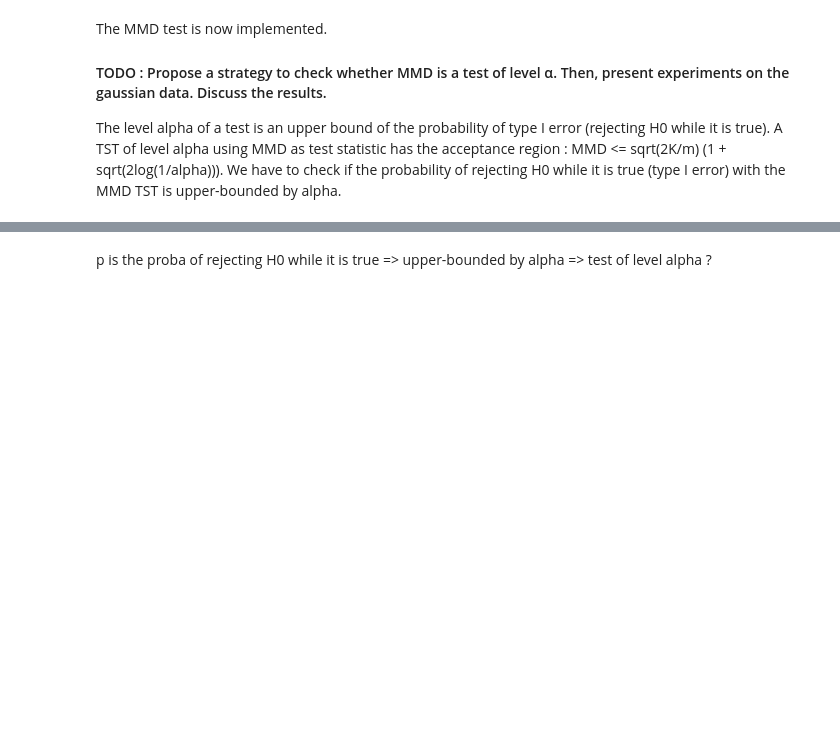
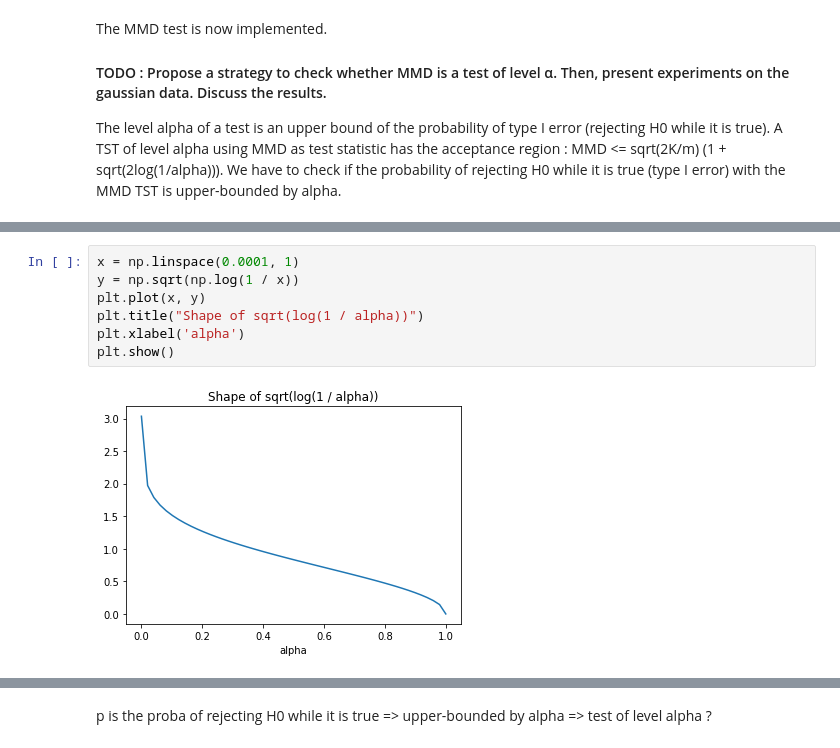
Before and after one commit to mariondechallens/GMDA, a Jupyter notebook: Results.ipynb, the cells around one changed output, grey strips where cells are left out. Saved outputs shown, nothing was run; the diff lists cells and outputs as text; blank space fills up the shorter version.

```diff
--- a/Results.ipynb
+++ b/Results.ipynb
@@ -48,3 +60,12 @@ We have to check if the probability of rejecting H0 while it is true (type I err
+# %%
+x = np.linspace(0.0001, 1)
+y = np.sqrt(np.log(1 / x))
+plt.plot(x, y)
+plt.title("Shape of sqrt(log(1 / alpha))")
+plt.xlabel('alpha')
+plt.show()
+# %% [output]
+[figure, added]
 # %%
 %%time
 kernel_class = GaussianKernel()
```
Also changed, not shown: parts of 16 cells of this notebook.
